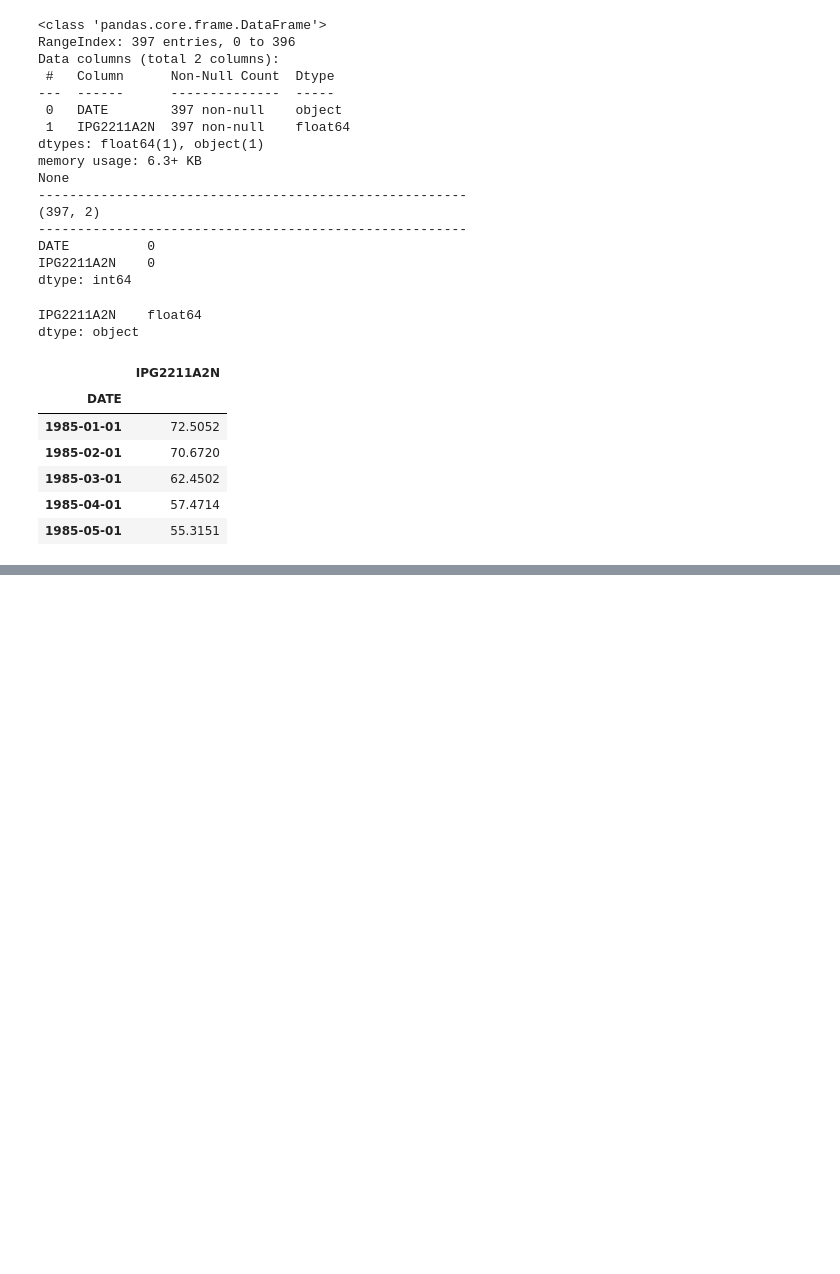
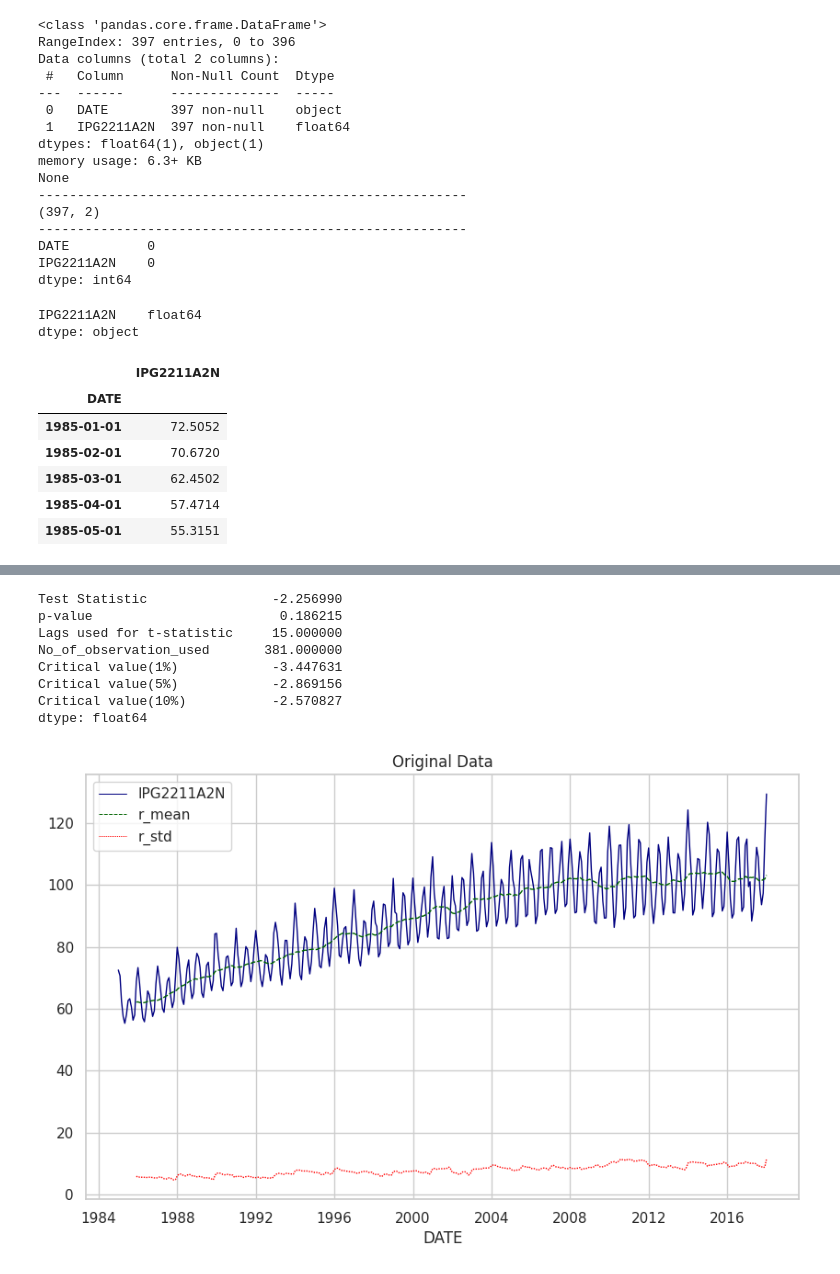
Before and after one commit to pooja614/ML_DL_projects, a Jupyter notebook: Time_series_of_Electric_Production.ipynb, the cells around one changed output, grey strips where cells are left out. Drawn from its saved outputs; the diff is of its cells as text; code cells hidden in the pictures; blank space fills up the shorter version.

```diff
--- a/Time_series_of_Electric_Production.ipynb
+++ b/Time_series_of_Electric_Production.ipynb
@@ -208,0 +162,31 @@ To be continued.
+# %%
+sns.set_style('whitegrid')
+col = 'IPG2211A2N'
+def stationarity_test(data, window, title, col_name):
+  data['r_mean'] = data[col_name].rolling(window = window).mean()
+  data['r_std'] = data[col_name].rolling(window=window).std()
+  # Plot rolling statistic
+  ax = sns.lineplot(data = data, lw=1, palette=['navy', 'darkgreen', 'red'])
+  ax.lines[0].set_linestyle('solid')
+  ax.set_title(title)
+  # Dickey Fuller test
+  df_test = adfuller(data[col_name])
+  df_output = pd.Series(df_test[0:4], index=['Test Statistic',
+                                             'p-value',
+                                             'Lags used for t-statistic',
+                                             'No_of_observation_used'])
+  for key, value in df_test[4].items():
+    df_output['Critical value(%s)'%key] = value
+  print(df_output)
+# %%
+stationarity_test(df, 12, 'Original Data',col)
+# %% [output]
+Test Statistic                -2.256990
+p-value                        0.186215
+Lags used for t-statistic     15.000000
+No_of_observation_used       381.000000
+Critical value(1%)            -3.447631
+Critical value(5%)            -2.869156
+Critical value(10%)           -2.570827
+dtype: float64
+[figure, added]
```
Also changed, not shown: parts of 84 cells of this notebook.
